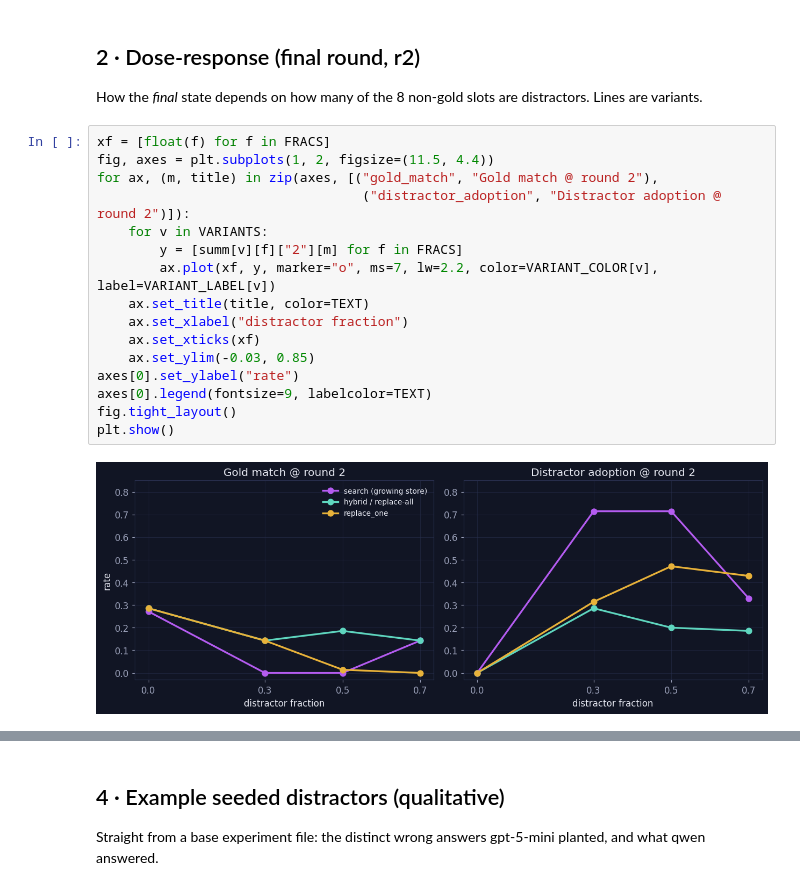
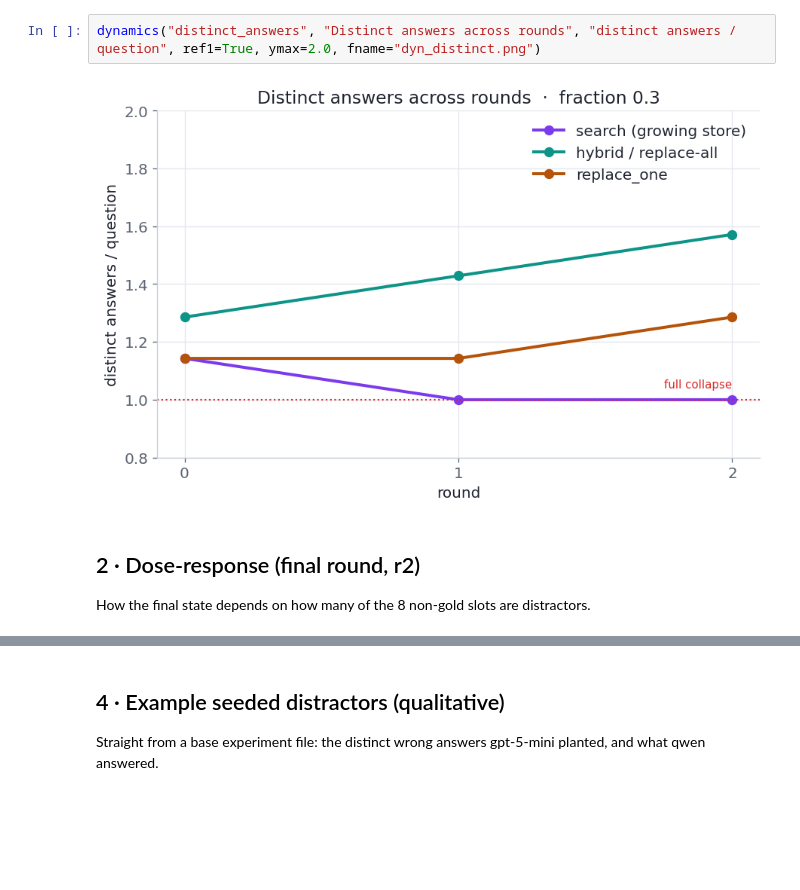
Before and after one commit to rag-collapse/RAG-Collapse, a Jupyter notebook: oz03_distractor_visualization.ipynb, the cells around one changed output, grey strips where cells are left out. Saved outputs shown, nothing was run; the diff lists cells and outputs as text; blank space fills up the shorter version.

```diff
--- a/oz03_distractor_visualization.ipynb
+++ b/oz03_distractor_visualization.ipynb
@@ -92,22 +83,8 @@ plt.show()
+# %%
+dynamics("distinct_answers", "Distinct answers across rounds", "distinct answers / question", ref1=True, ymax=2.0, fname="dyn_distinct.png")
+# %% [output]
+[figure, added]
 # %% [markdown]
 ## 2 · Dose-response (final round, r2)
 
-How the *final* state depends on how many of the 8 non-gold slots are distractors. Lines are variants.
+How the final state depends on how many of the 8 non-gold slots are distractors.
-# %%
-xf = [float(f) for f in FRACS]
-fig, axes = plt.subplots(1, 2, figsize=(11.5, 4.4))
-for ax, (m, title) in zip(axes, [("gold_match", "Gold match @ round 2"),
-                                  ("distractor_adoption", "Distractor adoption @ round 2")]):
-    for v in VARIANTS:
-        y = [summ[v][f]["2"][m] for f in FRACS]
-        ax.plot(xf, y, marker="o", ms=7, lw=2.2, color=VARIANT_COLOR[v], label=VARIANT_LABEL[v])
-    ax.set_title(title, color=TEXT)
-    ax.set_xlabel("distractor fraction")
-    ax.set_xticks(xf)
-    ax.set_ylim(-0.03, 0.85)
-axes[0].set_ylabel("rate")
-axes[0].legend(fontsize=9, labelcolor=TEXT)
-fig.tight_layout()
-plt.show()
-# %% [output]
-[figure, removed]
```
Also changed, not shown: parts of 15 cells of this notebook, 8 other files.
